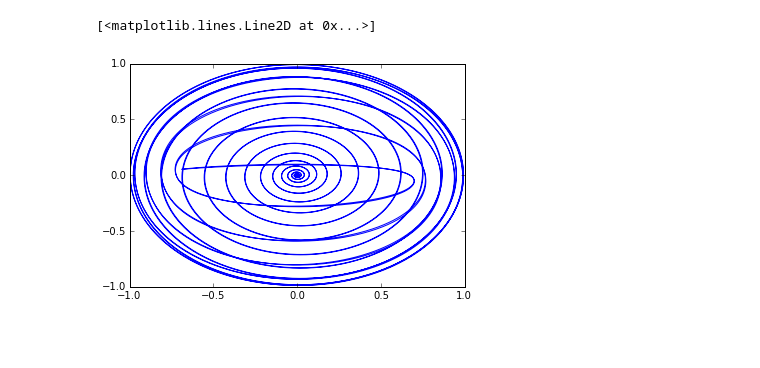
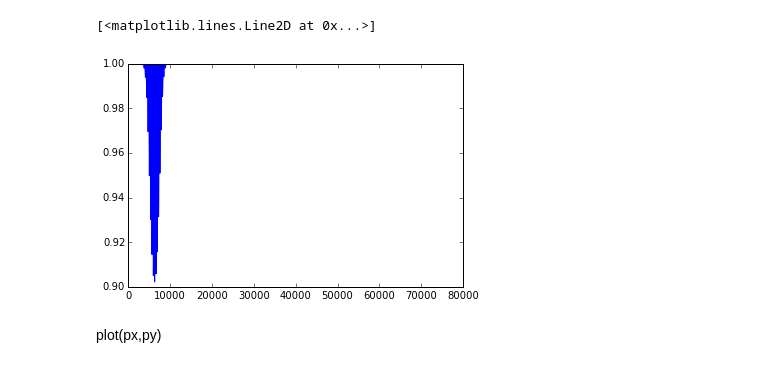
Before and after one commit to ssstuvz/single_particle, a Jupyter notebook: run/plot_trajectory.ipynb, the cells around one changed output. Drawn from its saved outputs; the diff is of its cells as text; code cells hidden in the pictures; blank space fills up the shorter version.

```diff
--- a/run/plot_trajectory.ipynb
+++ b/run/plot_trajectory.ipynb
@@ -14,8 +13,11 @@ plot(py)
-# %%
-plot(px,py)
-# %% [output]
-[<matplotlib.lines.Line2D at 0x...>]
-[figure, removed]
+# %%
+gamma=sqrt(1+px*px+pz*pz)
+plot(1/sqrt(gamma))
+# %% [output]
+[<matplotlib.lines.Line2D at 0x...>]
+[figure, added]
+# %% [markdown]
+plot(px,py)
 # %%
 plot(pz)
 # %% [output]
```
Also changed, not shown: parts of 12 cells of this notebook, 4 other files.
